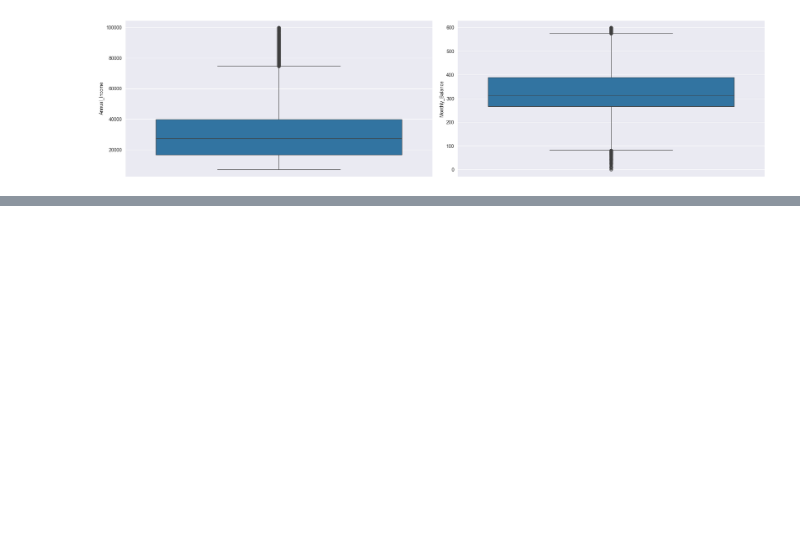
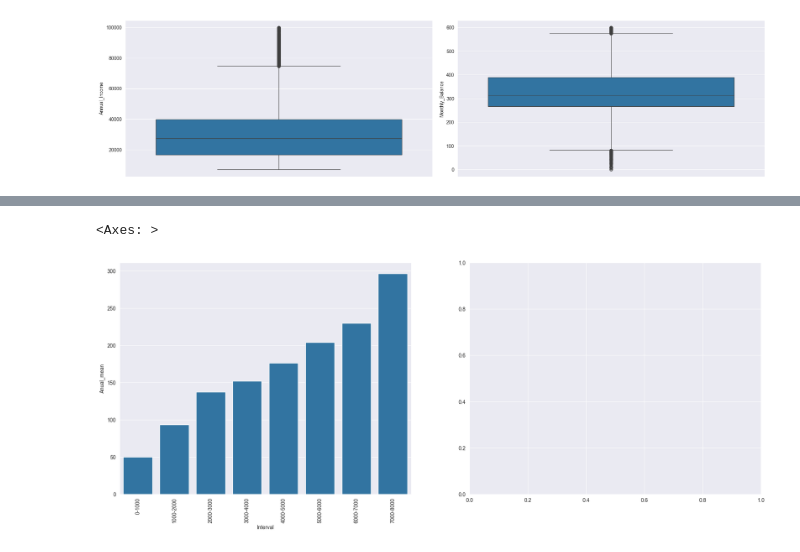
Before and after one commit to AlexShinalov/spbu-PredictCreditScore, a Jupyter notebook: RefactorData.ipynb, the cells around one changed output, grey strips where cells are left out. Drawn from its saved outputs; the diff is of its cells as text; code cells hidden in the pictures; blank space fills up the shorter version.

```diff
--- a/RefactorData.ipynb
+++ b/RefactorData.ipynb
@@ -206,3 +185,20 @@ Name: Monthly_Balance, Length: 54836, dtype: float64
+# %%
+
+bins = [0, 1000, 2000, 3000, 4000, 5000,6000,7000,8000]
+lab  = ['0-1000', '1000-2000', '2000-3000', '3000-4000', '4000-5000', '5000-6000', '6000-7000', '7000-8000']
+train_df['Interval'] = pd.cut(train_df['Monthly_Inhand_Salary'], bins=bins, labels=lab)
+occupation_group = train_df.groupby('Interval')
+salary_in = (
+    occupation_group['Amount_invested_monthly'].mean().reset_index(name = 'Anual_mean')
+)
+
+fig, axes = plt.subplots(1,2,figsize=(22,8))
+axes[0].tick_params(axis='x', rotation=90)
+sns.barplot(x='Interval', y='Anual_mean', data=salary_in, ax=axes[0])
+sns.barplot()
+# %% [output]
+<Axes: >
+[figure, added]
 # %%
 def corrplot(df, method="pearson", annot=True, **kwargs):
     sns.clustermap(
```
Also changed, not shown: parts of 25 cells of this notebook, 3 other files.
